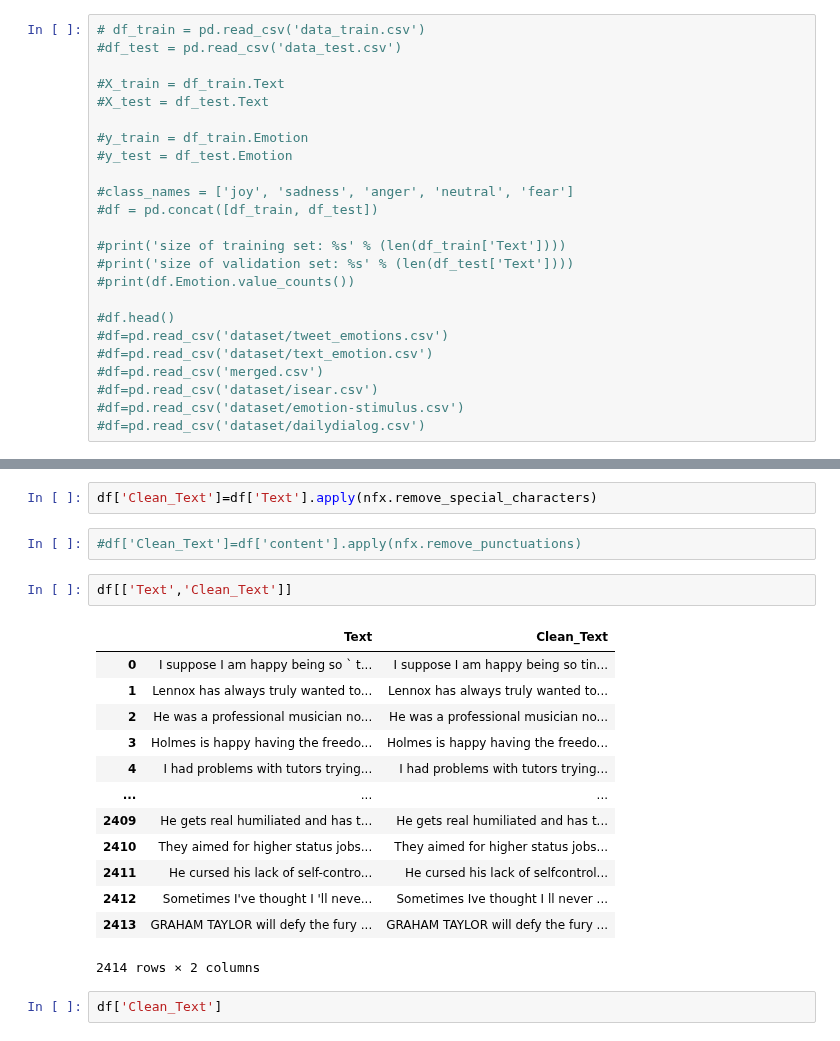
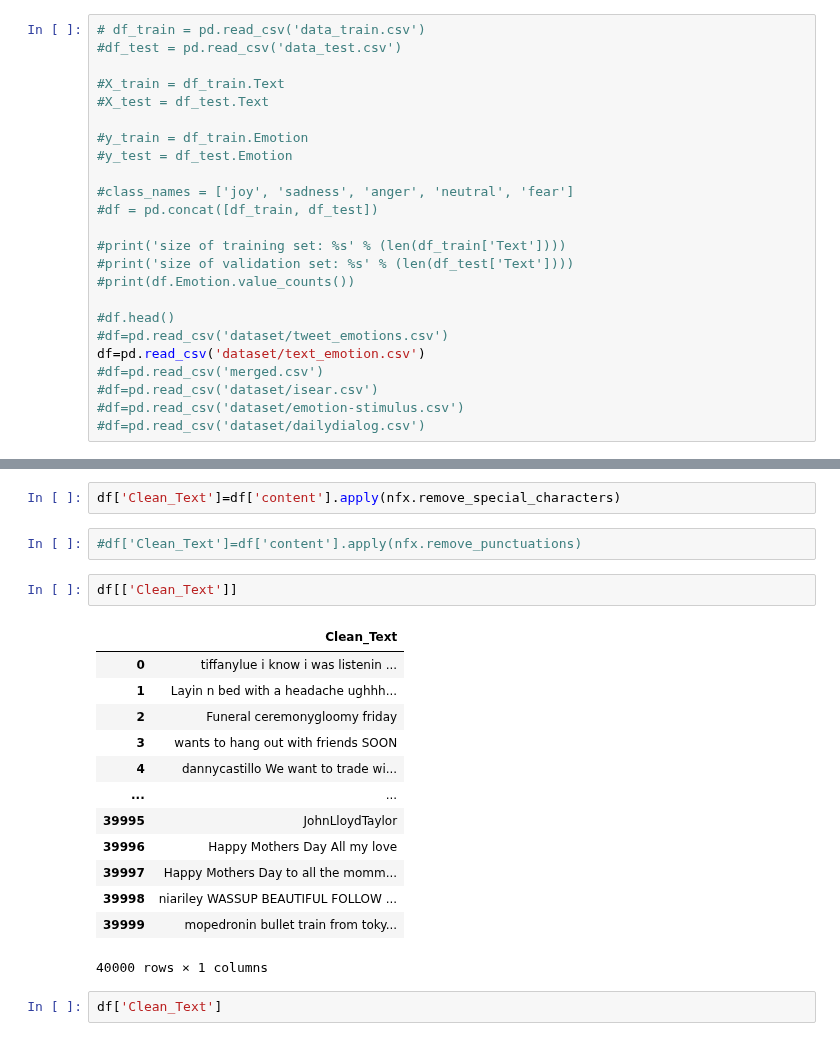
Before and after one commit to yasinicl/Emotion-Recognition, a Jupyter notebook: Emotion Recognition.ipynb, the cells around one changed output, grey strips where cells are left out. Cells and saved outputs as stored; diff of their text form.

```diff
--- a/Emotion Recognition.ipynb
+++ b/Emotion Recognition.ipynb
@@ -25,7 +25,7 @@ import neattext.functions as nfx
 
 #df.head()
 #df=pd.read_csv('dataset/tweet_emotions.csv')
-#df=pd.read_csv('dataset/text_emotion.csv')
+df=pd.read_csv('dataset/text_emotion.csv')
 #df=pd.read_csv('merged.csv')
 #df=pd.read_csv('dataset/isear.csv')
 #df=pd.read_csv('dataset/emotion-stimulus.csv')
@@ -122,25 +132,25 @@ dir(nfx)
  'word_freq',
  'word_length_freq']
 # %%
-df['Clean_Text']=df['Text'].apply(nfx.remove_special_characters)
+df['Clean_Text']=df['content'].apply(nfx.remove_special_characters)
 # %%
 #df['Clean_Text']=df['content'].apply(nfx.remove_punctuations)
 # %%
-df[['Text','Clean_Text']]
+df[['Clean_Text']]
 # %% [output]
-|  | Text | Clean_Text |
-| 0 | I suppose I am happy being so ` t... | I suppose I am happy being so tin... |
-| 1 | Lennox has always truly wanted to... | Lennox has always truly wanted to... |
-| 2 | He was a professional musician no... | He was a professional musician no... |
-| 3 | Holmes is happy having the freedo... | Holmes is happy having the freedo... |
-| 4 | I had problems with tutors trying... | I had problems with tutors trying... |
-| ... | ... | ... |
-| 2409 | He gets real humiliated and has t... | He gets real humiliated and has t... |
-| 2410 | They aimed for higher status jobs... | They aimed for higher status jobs... |
-| 2411 | He cursed his lack of self-contro... | He cursed his lack of selfcontrol... |
-| 2412 | Sometimes I've thought I 'll neve... | Sometimes Ive thought I ll never ... |
-| 2413 | GRAHAM TAYLOR will defy the fury ... | GRAHAM TAYLOR will defy the fury ... |
+|  | Clean_Text |
+| 0 | tiffanylue i know i was listenin ... |
+| 1 | Layin n bed with a headache ughhh... |
+| 2 | Funeral ceremonygloomy friday |
+| 3 | wants to hang out with friends SOON |
+| 4 | dannycastillo We want to trade wi... |
+| ... | ... |
+| 39995 | JohnLloydTaylor |
+| 39996 | Happy Mothers Day All my love |
+| 39997 | Happy Mothers Day to all the momm... |
+| 39998 | niariley WASSUP BEAUTIFUL FOLLOW ... |
+| 39999 | mopedronin bullet train from toky... |
-2414 rows × 2 columns
+40000 rows × 1 columns
 # %%
 df['Clean_Text']
 # %% [output]
```
Also changed, not shown: parts of 5 cells of this notebook.
